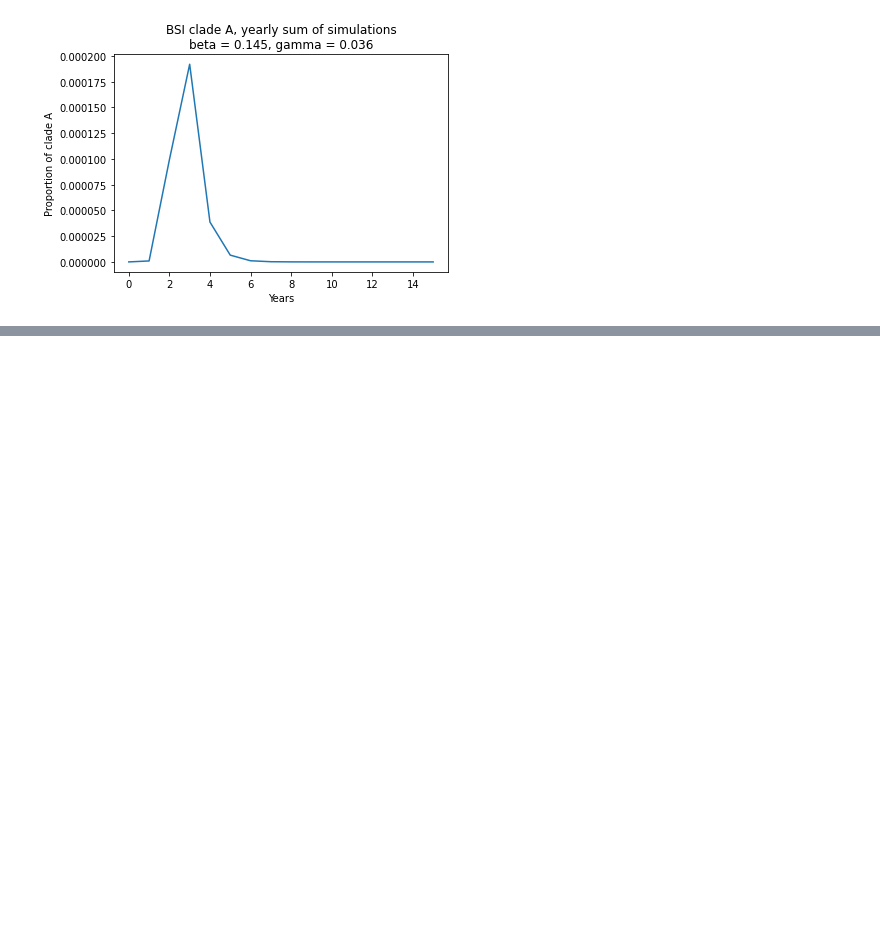
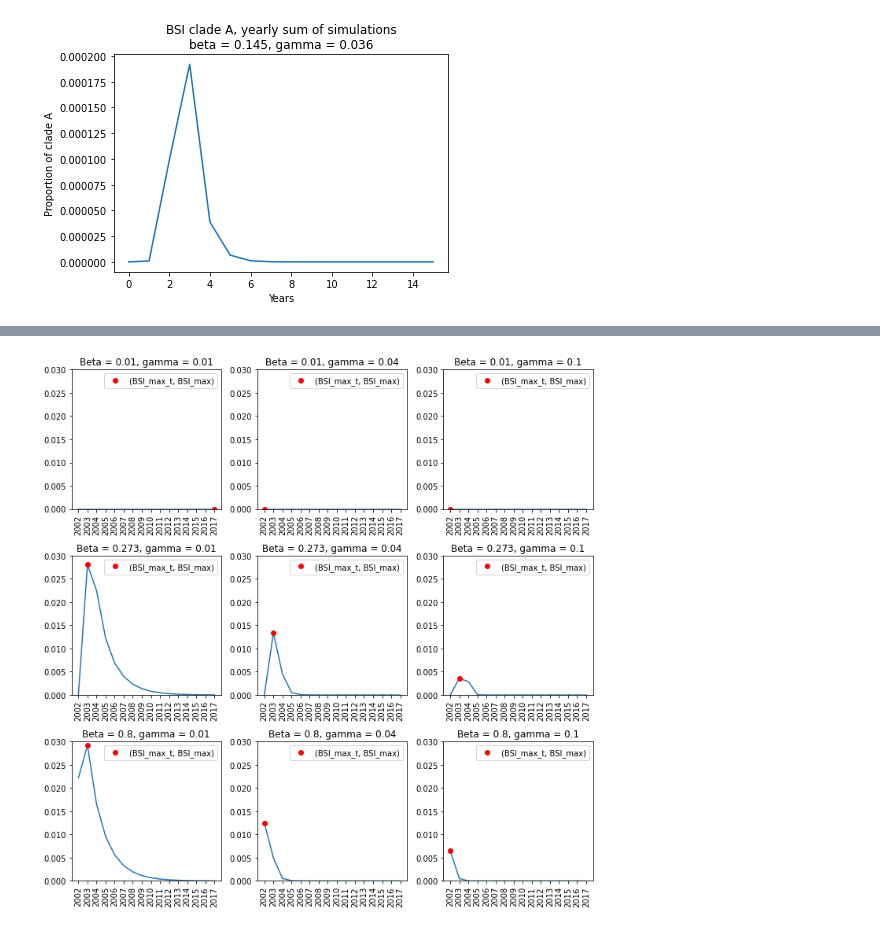
Before and after one commit to fanoja/Ecoli-R0, a Jupyter notebook: grid/grid_visualization.ipynb, the cells around one changed output, grey strips where cells are left out. Saved outputs shown, nothing was run; the diff lists cells and outputs as text; code cells hidden in the pictures; blank space fills up the shorter version.

Commit message:
Create3x3 plot of different BSI simulations

```diff
--- a/grid/grid_visualization.ipynb
+++ b/grid/grid_visualization.ipynb
@@ -142,0 +167,20 @@ plt.show()
+# %%
+# Simulator settings
+from cluster.scripts.load_data import *
+
+n_weeks = 16*52
+pop_size = 5000000
+obs_data = "NORM"
+clade = "A"
+
+bsi_pars = {"or_data": or_data, "clade": clade, "dataset": obs_data, "theta_c":1, "theta_bsi":0.001}
+bsi_real_sim = SIR_and_BSI_simulator(np.array([true_par1]), np.array([true_par2]), nt = n_weeks, N = pop_size,\
+                                bsi_pars = bsi_pars, is_prop = True,\
+                                is_agg = True, time_period = 52, batch_size = 1, random_state = None)
+
+if obs_data == "NORM":
+    bsi_obs_data = get_obs_BSI(df = norm_data, clade = clade, is_prop = True)
+else:
+    bsi_obs_data = get_obs_BSI(df = bsac_data, clade = clade, is_prop = True)
+
+print(bsi_obs_data)
@@ -142,0 +233,79 @@ plt.show()
+# %%
+# Alternative: evenly spaced parameter pairs
+n = 3
+
+inc = int(pairs.shape[0]/(n*n))
+
+min_par1 = np.min(pairs[:,0])
+min_par2 = np.min(pairs[:,1])
+
+max_par1 = np.max(pairs[:,0])
+max_par2 = np.max(pairs[:,1])
+
+print(min_par2, min_par2)
+print(max_par1, max_par2)
+
+stepsize = pairs[3,0] - pairs[2,0]
+print(stepsize)
+
+# First, find 3 gamma values, evenly spaced:
+
+gammas = [min(pairs[:,1]), min(pairs[:,1]) + (max(pairs[:,1]) - min(pairs[:,1]))/3, max(pairs[:,1])]
+betas  = [min(pairs[:,0]), min(pairs[:,0]) + (max(pairs[:,0]) - min(pairs[:,0]))/3, max(pairs[:,0])]
+
+print(gammas)
+print(betas)
+
+x = np.arange(0, 16)
+y = []
+par1s = []
+par2s = []
+
+for b in betas:
+    for g in gammas:
+
+        y.append(SIR_and_BSI_simulator(np.array([b]), np.array([g]), nt = n_weeks, N = pop_size,\
+                                bsi_pars = bsi_pars, is_prop = True,\
+                                is_agg = True, time_period = 52, batch_size = 1, random_state = None)[0])
+
+
+        par1s.append(b)
+        par2s.append(g)
+
+
+
+print(y[1].shape)
+# The following lines are a courtesy of ChatGPT :D
+# Create a 3x3 grid of subplots
+fig, axes = plt.subplots(3, 3, figsize=(10, 10))
+
+x_tick_labels = [i + 1 for i in range(2001, 2017)]
+print(x_tick_labels)
+print(len(x_tick_labels))
+
+y_min = 0
+y_max = 0.03
+
+# Flatten the axes array for easier iteration
+axes = axes.flatten()
+
+# Plot the line plots in each subplot
+for i, ax in enumerate(axes):
+    ax.plot(x, y[i])
+    ax.set_title(f'Beta = {np.round(par1s[i],3)}, gamma = {np.round(par2s[i],4)}')
+    ax.set_ylim(y_min, y_max)
+    ax.set_xticks(x)
+    ax.set_xticklabels(x_tick_labels, rotation = 90)
+
+    point = ax.plot(BSI_max_t(y[i]), BSI_max(y[i]), "ro",label = "(BSI_max_t, BSI_max)")[0]
+    ax.legend(handles = [point], loc='upper right')
+
+# Adjust the spacing between subplots
+plt.tight_layout()
+
+# Display the grid of line plots
+plt.show()
+
+# Also show summaries
+BSI_max(y[i])
+# %% [output]
@@ -142,0 +320 @@ plt.show()
+[figure, added]
```
Also changed, not shown: parts of 20 cells of this notebook, 2 other files.
